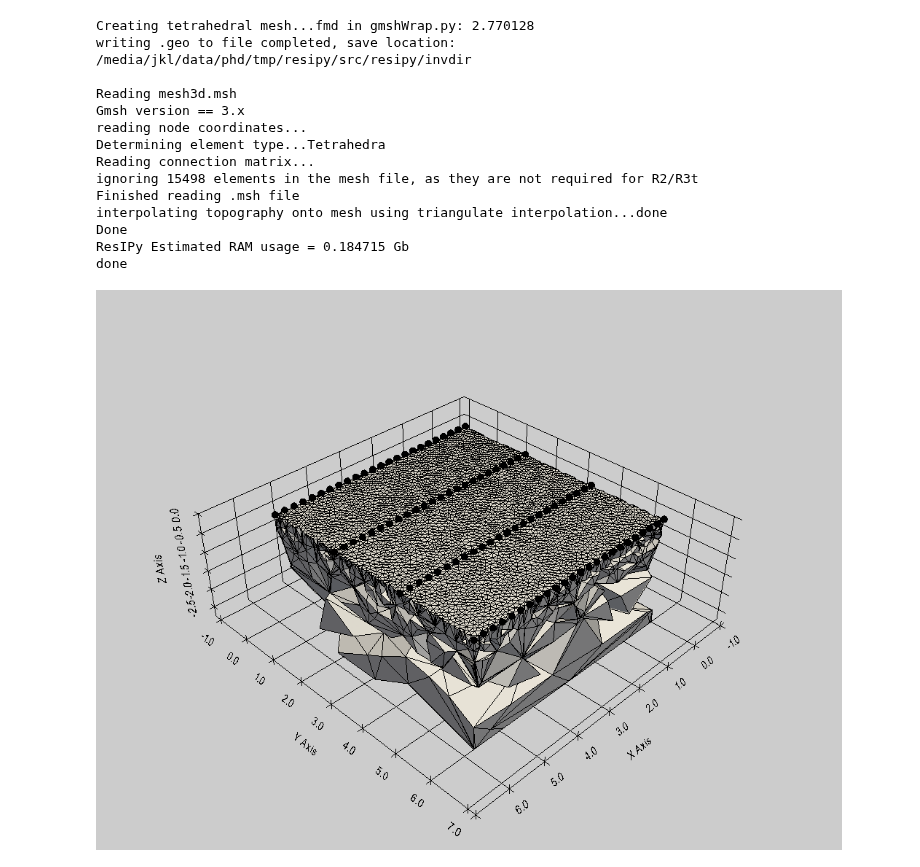
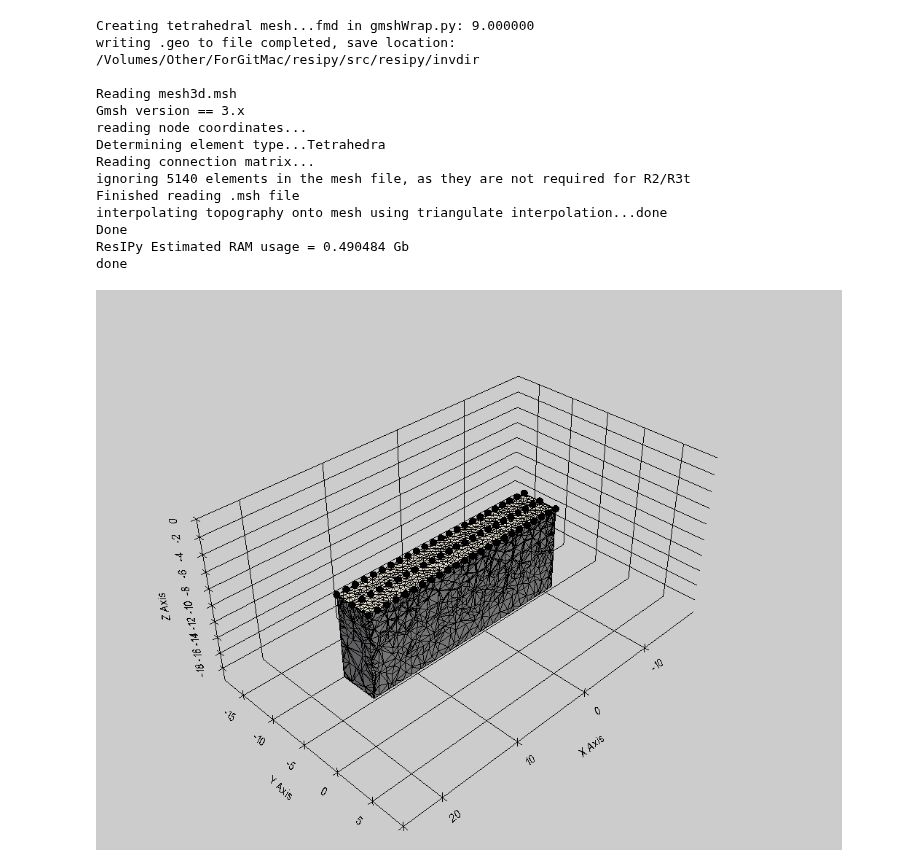
Before and after one commit to hkexgroup/resipy, a Jupyter notebook: jupyter-notebook/paper3d-mcip.ipynb, the cells around one changed output. Cells and saved outputs as stored; diff of their text form; code cells hidden in the pictures.

```diff
--- a/jupyter-notebook/paper3d-mcip.ipynb
+++ b/jupyter-notebook/paper3d-mcip.ipynb
@@ -15,5 +21,5 @@ datadir = '../src/examples/dc-2d-timelapse/data/'
 # %%
-k = R2(typ='cR3t')
+k = Project(typ='cR3t')
 k.create3DSurvey(datadir, lineSpacing=2, zigzag=False,
-                 name='mergedSurvey', ftype='Syscal')
+                 name='MICP_mergedSurvey', ftype='Syscal')
 # %% [output]
@@ -34,20 +53,20 @@ k.showPseudo(threed=True)
 # %%
-k.createMesh(cl_factor=50)
+k.createMesh(cl_factor=4, fmd=9)
 k.showMesh()
 # %% [output]
-Creating tetrahedral mesh...fmd in gmshWrap.py: 2.770128
+Creating tetrahedral mesh...fmd in gmshWrap.py: 9.000000
 writing .geo to file completed, save location:
-/media/jkl/data/phd/tmp/resipy/src/resipy/invdir
+/Volumes/Other/ForGitMac/resipy/src/resipy/invdir
 
 Reading mesh3d.msh
 Gmsh version == 3.x
 reading node coordinates...
 Determining element type...Tetrahedra
 Reading connection matrix...
-ignoring 15498 elements in the mesh file, as they are not required for R2/R3t
+ignoring 5140 elements in the mesh file, as they are not required for R2/R3t
 Finished reading .msh file
 interpolating topography onto mesh using triangulate interpolation...done
 Done
-ResIPy Estimated RAM usage = 0.184715 Gb
+ResIPy Estimated RAM usage = 0.490484 Gb
 done
-[figure, old version]
+[figure, new version]
```
Also changed, not shown: parts of 15 cells of this notebook.
